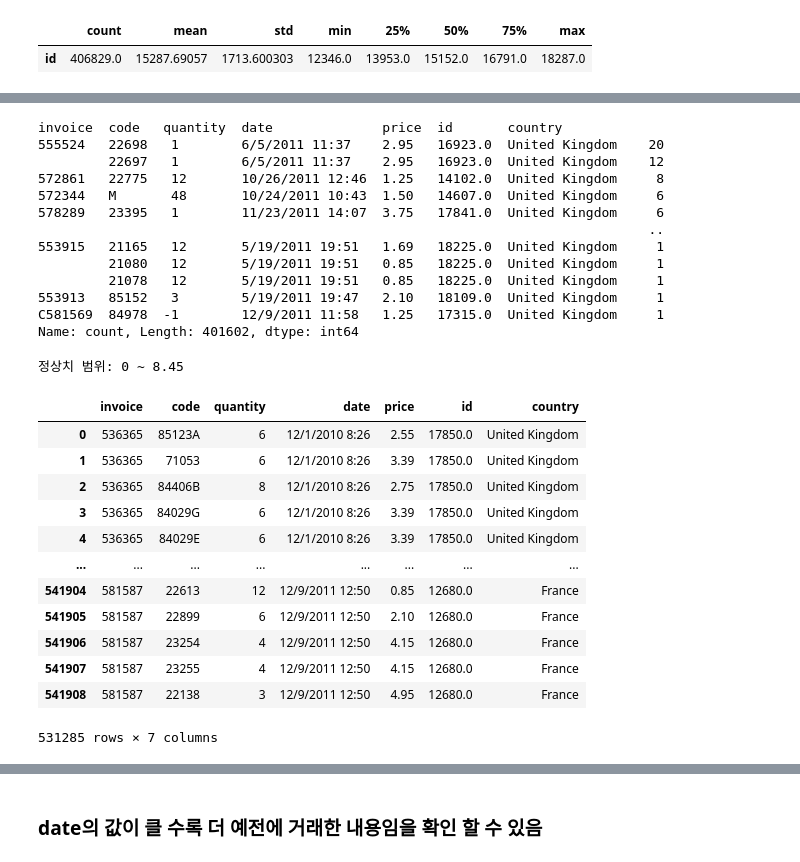
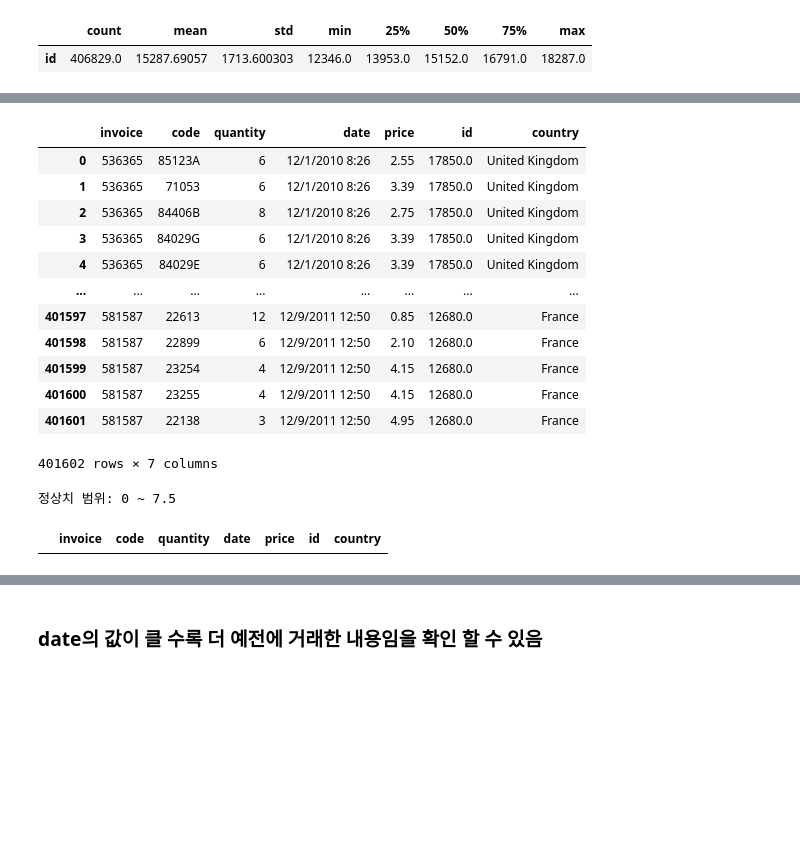
Before and after one commit to dosel70/data-analysis, a Jupyter notebook: d_rfm/c_RFM_presentation_task.ipynb, the cells around one changed output, grey strips where cells are left out. Drawn from its saved outputs; the diff is of its cells as text; code cells hidden in the pictures; blank space fills up the shorter version.

```diff
--- a/d_rfm/c_RFM_presentation_task.ipynb
+++ b/d_rfm/c_RFM_presentation_task.ipynb
@@ -111,7 +117,7 @@ id          135080
 country          0
 dtype: int64
 # %%
-# 고객 아이디의 개수 확인 -> 406829개 발견
-co_df['id'].value_counts()
-# co_df['id'].count()
+# co_df = co_df.drop(index=co_df['id'].isna()].index, axis=1)
+co_df = co_df.dropna()
+co_df.isnull().sum()
 # %% [output]
@@ -145,0 +142,3 @@ co_df.duplicated().sum()
+# %%
+co_df = co_df.drop_duplicates()
+co_df.duplicated().sum()
@@ -174,20 +153,22 @@ print(missing_id)
 # %%
 # 데이터 프레임 데이터수 재확인
 co_df.value_counts()
+co_df = co_df.reset_index(drop=True)
+co_df # 인덱스 초기화 후 재 확인
 # %% [output]
+|  | invoice | code | quantity | date | price | id | country |
+| 0 | 536365 | 85123A | 6 | 12/1/2010 8:26 | 2.55 | 17850.0 | United Kingdom |
+| 1 | 536365 | 71053 | 6 | 12/1/2010 8:26 | 3.39 | 17850.0 | United Kingdom |
+| 2 | 536365 | 84406B | 8 | 12/1/2010 8:26 | 2.75 | 17850.0 | United Kingdom |
+| 3 | 536365 | 84029G | 6 | 12/1/2010 8:26 | 3.39 | 17850.0 | United Kingdom |
+| 4 | 536365 | 84029E | 6 | 12/1/2010 8:26 | 3.39 | 17850.0 | United Kingdom |
+| ... | ... | ... | ... | ... | ... | ... | ... |
+| 401597 | 581587 | 22613 | 12 | 12/9/2011 12:50 | 0.85 | 12680.0 | France |
+| 401598 | 581587 | 22899 | 6 | 12/9/2011 12:50 | 2.10 | 12680.0 | France |
+| 401599 | 581587 | 23254 | 4 | 12/9/2011 12:50 | 4.15 | 12680.0 | France |
+| 401600 | 581587 | 23255 | 4 | 12/9/2011 12:50 | 4.15 | 12680.0 | France |
+| 401601 | 581587 | 22138 | 3 | 12/9/2011 12:50 | 4.95 | 12680.0 | France |
-invoice  code   quantity  date              price  id       country
-555524   22698   1        6/5/2011 11:37    2.95   16923.0  United Kingdom    20
-         22697   1        6/5/2011 11:37    2.95   16923.0  United Kingdom    12
-572861   22775   12       10/26/2011 12:46  1.25   14102.0  United Kingdom     8
-572344   M       48       10/24/2011 10:43  1.50   14607.0  United Kingdom     6
-578289   23395   1        11/23/2011 14:07  3.75   17841.0  United Kingdom     6
-                                                                              ..
-553915   21165   12       5/19/2011 19:51   1.69   18225.0  United Kingdom     1
-         21080   12       5/19/2011 19:51   0.85   18225.0  United Kingdom     1
-         21078   12       5/19/2011 19:51   0.85   18225.0  United Kingdom     1
-553913   85152   3        5/19/2011 19:47   2.10   18109.0  United Kingdom     1
-C581569  84978  -1        12/9/2011 11:58   1.25   17315.0  United Kingdom     1
-Name: count, Length: 401602, dtype: int64
+401602 rows × 7 columns
 # %%
 # 무엇을 기준점으로 삼을 것인가 -> 결제 금액을 기준으로 이상치를 제거 할 것이다.
 import numpy as np
@@ -205,23 +186,13 @@ if lower_bound < 0:
 
 print(f'정상치 범위: {lower_bound} ~ {upper_bound}')
 # %% [output]
-정상치 범위: 0 ~ 8.45
+정상치 범위: 0 ~ 7.5
 # %%
 # 우선 수량이 음수인 경우도 있으므로 이를 제거
-co_df = co_df[co_df['quantity'] >= 0]
-co_df
+# co_df = co_df[co_df['quantity'] > 0]
+# co_df
+#============== 음수인 quantity도 제거하지 않고 계속 놔두기로 함 ==============#
+co_df[co_df['price'] < 0] # price가 음수인 경우는 없음
 # %% [output]
 |  | invoice | code | quantity | date | price | id | country |
-| 0 | 536365 | 85123A | 6 | 12/1/2010 8:26 | 2.55 | 17850.0 | United Kingdom |
-| 1 | 536365 | 71053 | 6 | 12/1/2010 8:26 | 3.39 | 17850.0 | United Kingdom |
-| 2 | 536365 | 84406B | 8 | 12/1/2010 8:26 | 2.75 | 17850.0 | United Kingdom |
-| 3 | 536365 | 84029G | 6 | 12/1/2010 8:26 | 3.39 | 17850.0 | United Kingdom |
-| 4 | 536365 | 84029E | 6 | 12/1/2010 8:26 | 3.39 | 17850.0 | United Kingdom |
-| ... | ... | ... | ... | ... | ... | ... | ... |
-| 541904 | 581587 | 22613 | 12 | 12/9/2011 12:50 | 0.85 | 12680.0 | France |
-| 541905 | 581587 | 22899 | 6 | 12/9/2011 12:50 | 2.10 | 12680.0 | France |
-| 541906 | 581587 | 23254 | 4 | 12/9/2011 12:50 | 4.15 | 12680.0 | France |
-| 541907 | 581587 | 23255 | 4 | 12/9/2011 12:50 | 4.15 | 12680.0 | France |
-| 541908 | 581587 | 22138 | 3 | 12/9/2011 12:50 | 4.95 | 12680.0 | France |
-531285 rows × 7 columns
 # %%
```
Also changed, not shown: parts of 47 cells of this notebook, 8 other files.
